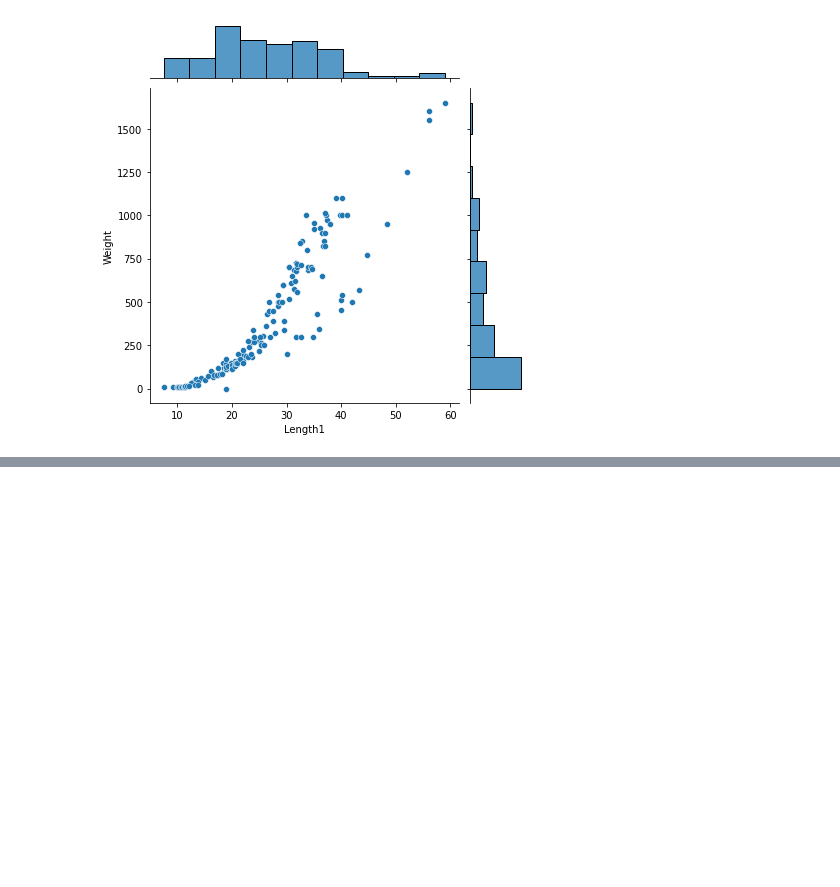
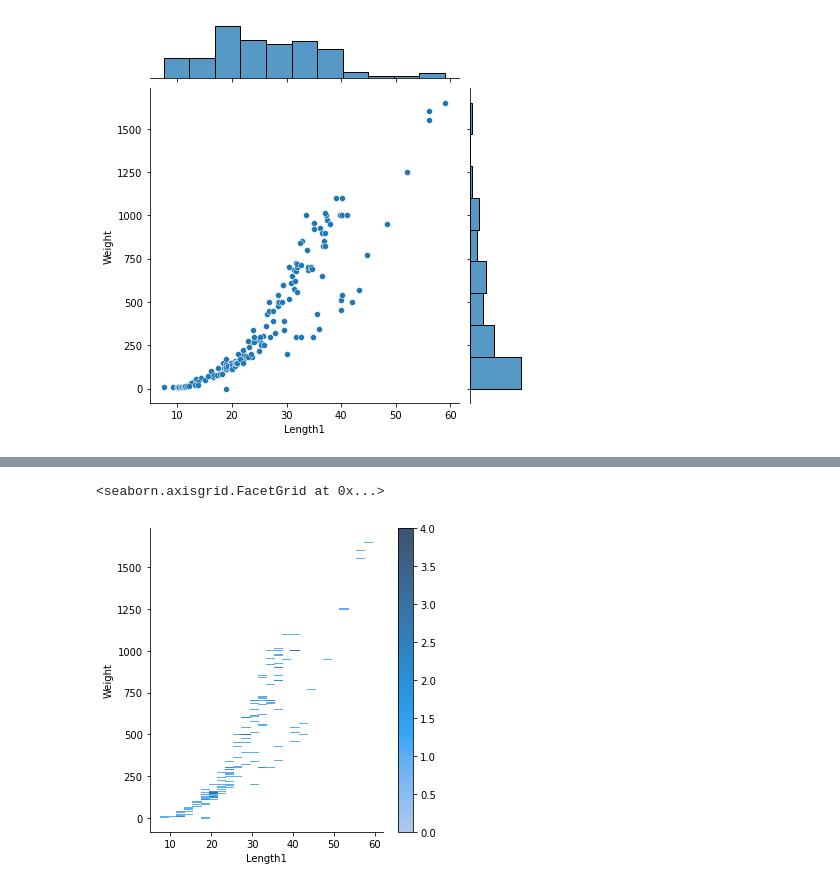
Before and after one commit to farraditai/Tugas-Pembelajaran-Mesin, a Jupyter notebook: Tugas ML/Week 4/Week_4.ipynb, the cells around one changed output, grey strips where cells are left out. Saved outputs shown, nothing was run; the diff lists cells and outputs as text; code cells hidden in the pictures; blank space fills up the shorter version.

```diff
--- a/Tugas ML/Week 4/Week_4.ipynb
+++ b/Tugas ML/Week 4/Week_4.ipynb
@@ -50,0 +61,5 @@ sns.jointplot(data=fish, x="Length1", y="Weight")
+# %%
+sns.displot(fish, x="Length1", y="Weight", binwidth=(2, .5), cbar=True)
+# %% [output]
+<seaborn.axisgrid.FacetGrid at 0x...>
+[figure, added]
```
Also changed, not shown: parts of 7 cells of this notebook.
